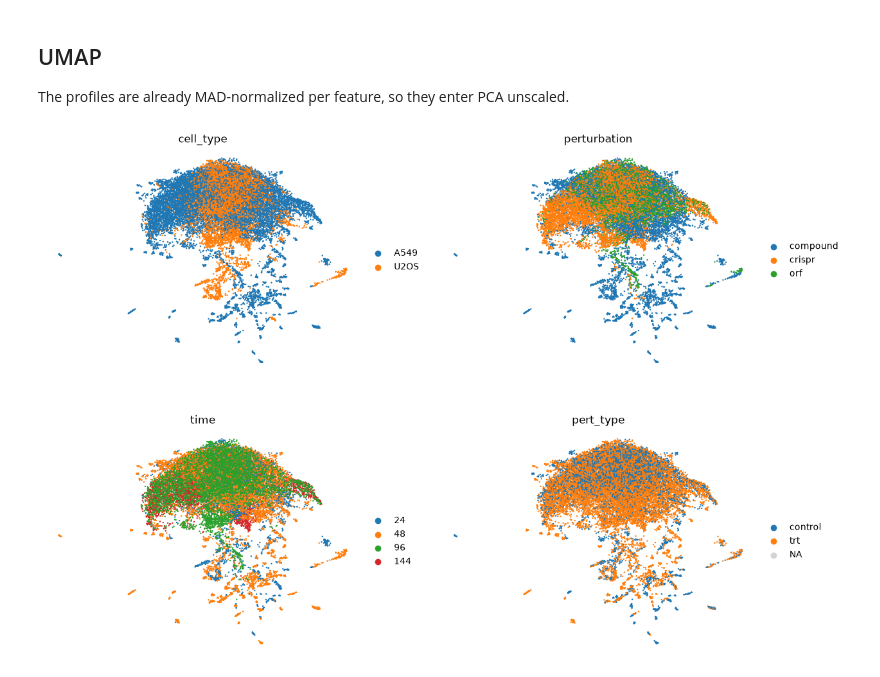
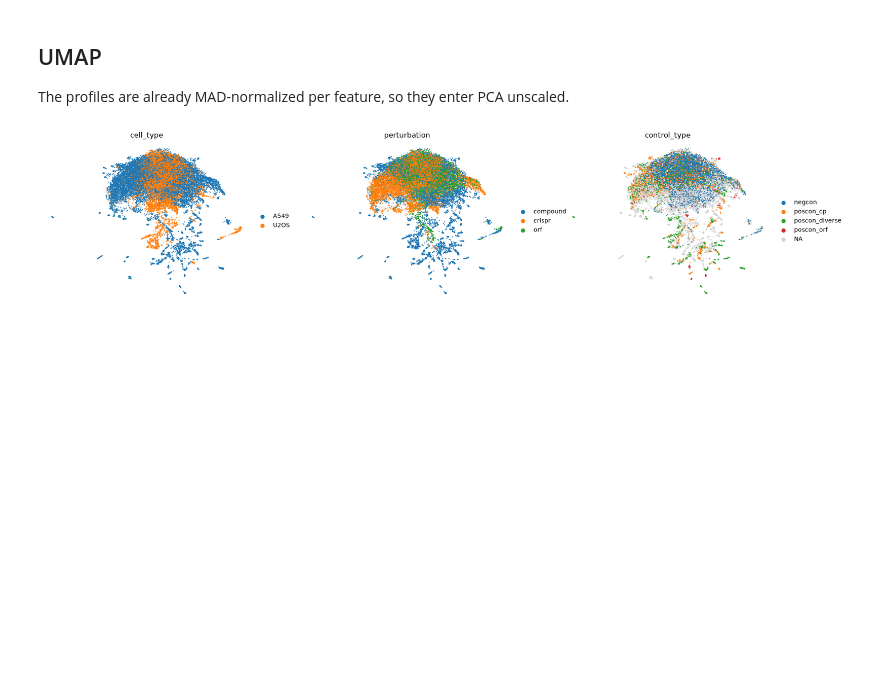
Before and after one commit to scverse/cell-painting-io, a Jupyter notebook: cpjump1_to_anndata.ipynb, the cells around one changed output. Cells and saved outputs as stored; diff of their text form; code cells hidden in the pictures; blank space fills up the shorter version.

```diff
--- a/cpjump1_to_anndata.ipynb
+++ b/cpjump1_to_anndata.ipynb
@@ -170,8 +170,8 @@ The profiles are already MAD-normalized per feature, so they enter PCA unscaled.
 # %%
 sc.pp.pca(adata, n_comps=50)
 sc.pp.neighbors(adata, n_neighbors=15)
 sc.tl.umap(adata)
 
-sc.pl.umap(adata, color=["cell_type", "perturbation", "time", "pert_type"], ncols=2, frameon=False, size=12)
+sc.pl.umap(adata, color=["cell_type", "perturbation", "control_type"], ncols=3, frameon=False, size=12)
 # %% [output]
-[figure, old version]
+[figure, new version]
```
Also changed, not shown: parts of 3 cells of this notebook.
